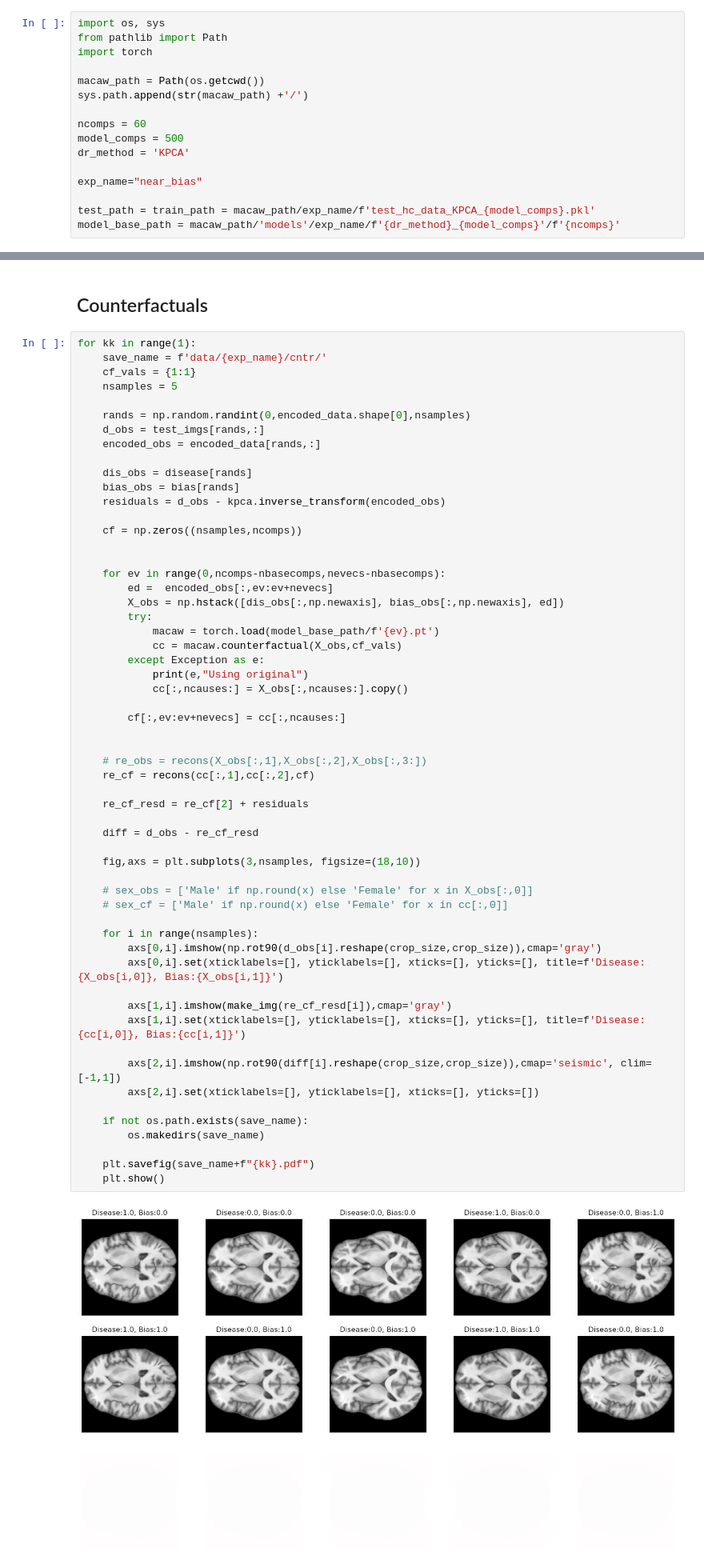
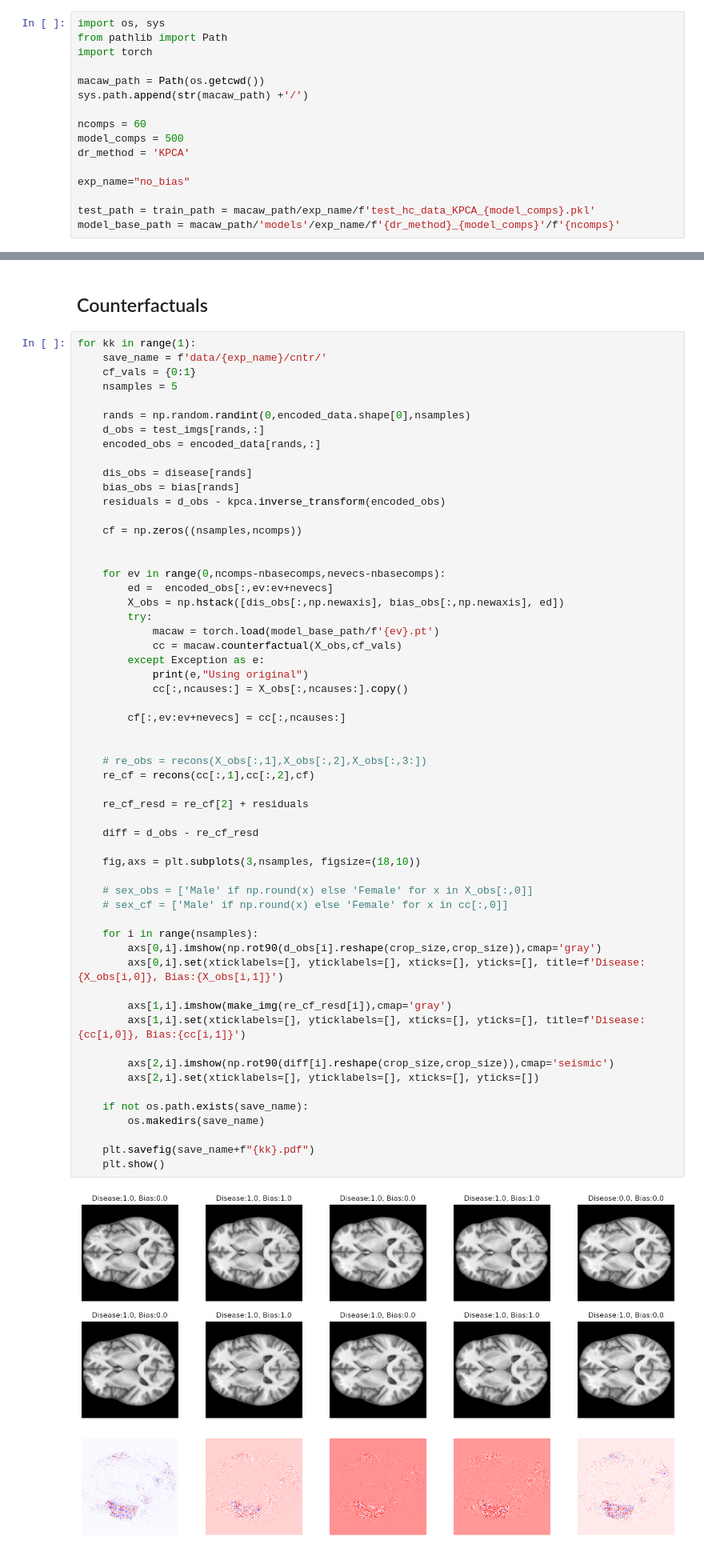
Before and after one commit to Liteknight/CounterBias, a Jupyter notebook: 04_Test.ipynb, the cells around one changed output, grey strips where cells are left out. Shown at 80% size. Drawn from its saved outputs; the diff is of its cells as text.

```diff
--- a/04_Test.ipynb
+++ b/04_Test.ipynb
@@ -10,7 +10,7 @@ ncomps = 60
 model_comps = 500
 dr_method = 'KPCA'
 
-exp_name="near_bias"
+exp_name="no_bias"
 
 test_path = train_path = macaw_path/exp_name/f'test_hc_data_KPCA_{model_comps}.pkl'
 model_base_path = macaw_path/'models'/exp_name/f'{dr_method}_{model_comps}'/f'{ncomps}'
@@ -263,7 +263,7 @@ Model loaded: macaw_ukbb_KPCA_360
 # %%
 for kk in range(1):
     save_name = f'data/{exp_name}/cntr/'
-    cf_vals = {1:1}
+    cf_vals = {0:1}
     nsamples = 5
 
     rands = np.random.randint(0,encoded_data.shape[0],nsamples)
@@ -290,35 +290,35 @@ for kk in range(1):
         cf[:,ev:ev+nevecs] = cc[:,ncauses:]
 
 
     # re_obs = recons(X_obs[:,1],X_obs[:,2],X_obs[:,3:])
     re_cf = recons(cc[:,1],cc[:,2],cf)
 
     re_cf_resd = re_cf[2] + residuals
 
     diff = d_obs - re_cf_resd
 
     fig,axs = plt.subplots(3,nsamples, figsize=(18,10))
 
     # sex_obs = ['Male' if np.round(x) else 'Female' for x in X_obs[:,0]]
     # sex_cf = ['Male' if np.round(x) else 'Female' for x in cc[:,0]]
 
     for i in range(nsamples):
         axs[0,i].imshow(np.rot90(d_obs[i].reshape(crop_size,crop_size)),cmap='gray')
         axs[0,i].set(xticklabels=[], yticklabels=[], xticks=[], yticks=[], title=f'Disease:{X_obs[i,0]}, Bias:{X_obs[i,1]}')
 
         axs[1,i].imshow(make_img(re_cf_resd[i]),cmap='gray')
         axs[1,i].set(xticklabels=[], yticklabels=[], xticks=[], yticks=[], title=f'Disease:{cc[i,0]}, Bias:{cc[i,1]}')
 
-        axs[2,i].imshow(np.rot90(diff[i].reshape(crop_size,crop_size)),cmap='seismic', clim=[-1,1])
+        axs[2,i].imshow(np.rot90(diff[i].reshape(crop_size,crop_size)),cmap='seismic')
         axs[2,i].set(xticklabels=[], yticklabels=[], xticks=[], yticks=[])
 
     if not os.path.exists(save_name):
         os.makedirs(save_name)
 
     plt.savefig(save_name+f"{kk}.pdf")
     plt.show()
 # %% [output]
-[figure, old version]
+[figure, new version]
 # %%
 test_imgs[0]
 # %% [output]
```
Also changed, not shown: parts of 3 cells of this notebook, 4 other files.
